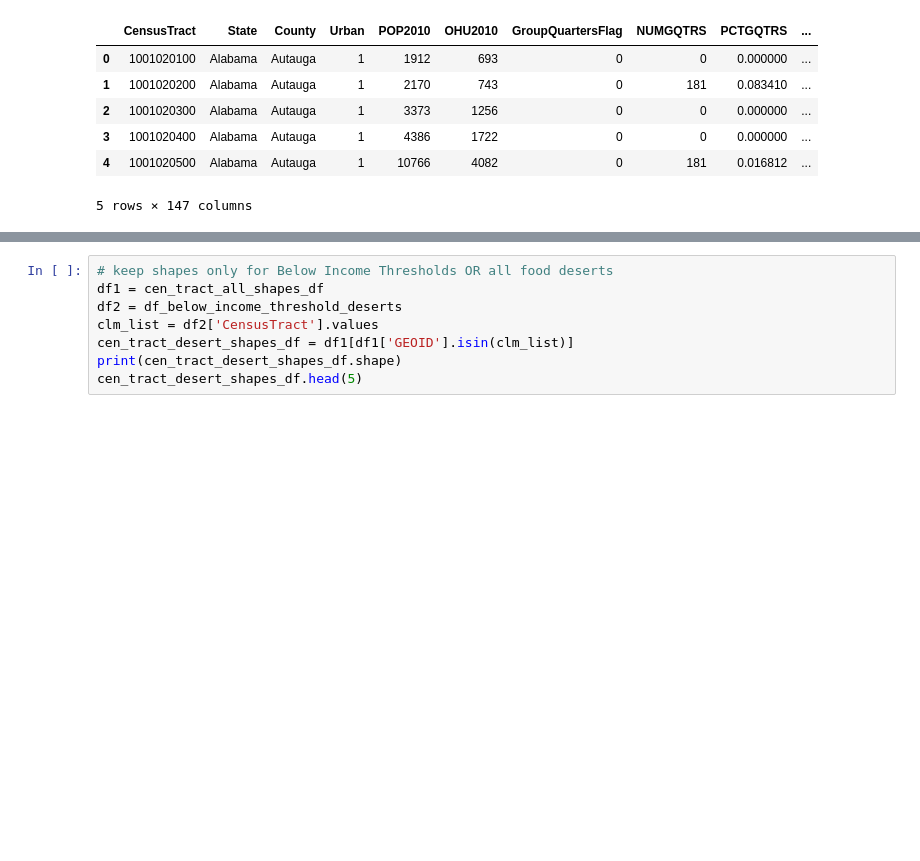
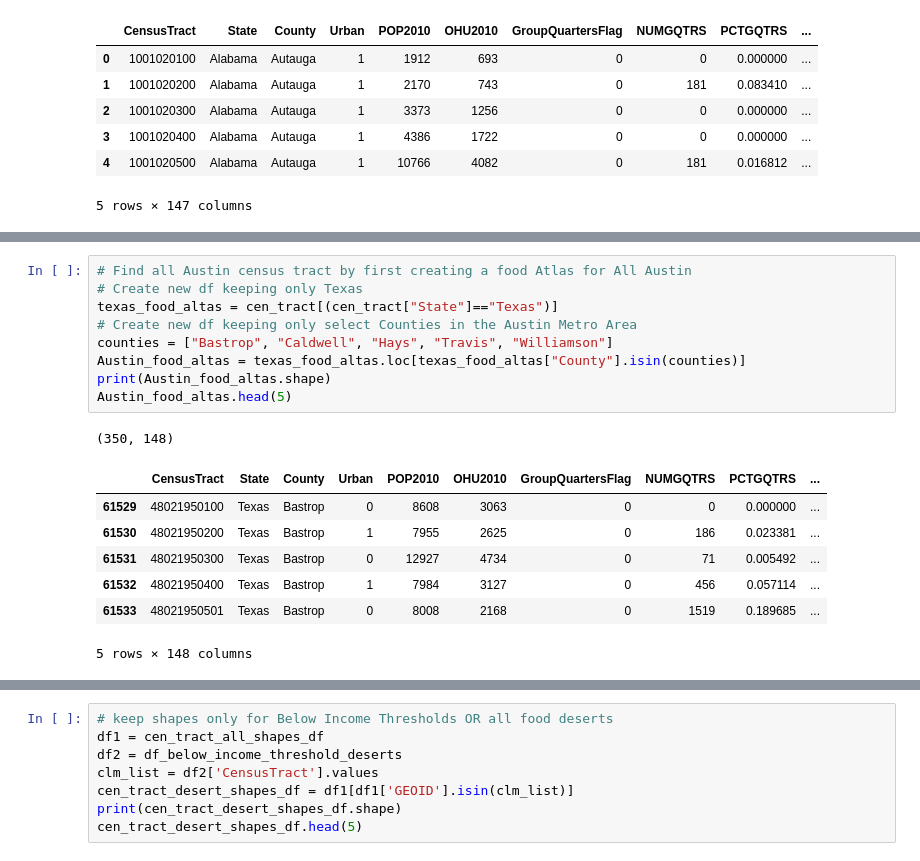
Before and after one commit to OliviaRodri/CEA_DEEP_LEARNING, a Jupyter notebook: resources/data_explore_OR.ipynb, the cells around one changed output, grey strips where cells are left out. Saved outputs shown, nothing was run; the diff lists cells and outputs as text; blank space fills up the shorter version.

```diff
--- a/resources/data_explore_OR.ipynb
+++ b/resources/data_explore_OR.ipynb
@@ -50,0 +60,18 @@ df_below_income_threshold_deserts.head(5)
+# %%
+# Find all Austin census tract by first creating a food Atlas for All Austin
+# Create new df keeping only Texas
+texas_food_altas = cen_tract[(cen_tract["State"]=="Texas")]
+# Create new df keeping only select Counties in the Austin Metro Area
+counties = ["Bastrop", "Caldwell", "Hays", "Travis", "Williamson"]
+Austin_food_altas = texas_food_altas.loc[texas_food_altas["County"].isin(counties)]
+print(Austin_food_altas.shape)
+Austin_food_altas.head(5)
+# %% [output]
+(350, 148)
+|  | CensusTract | State | County | Urban | POP2010 | OHU2010 | GroupQuartersFlag | NUMGQTRS | PCTGQTRS | ... |
+| 61529 | 48021950100 | Texas | Bastrop | 0 | 8608 | 3063 | 0 | 0 | 0.000000 | ... |
+| 61530 | 48021950200 | Texas | Bastrop | 1 | 7955 | 2625 | 0 | 186 | 0.023381 | ... |
+| 61531 | 48021950300 | Texas | Bastrop | 0 | 12927 | 4734 | 0 | 71 | 0.005492 | ... |
+| 61532 | 48021950400 | Texas | Bastrop | 1 | 7984 | 3127 | 0 | 456 | 0.057114 | ... |
+| 61533 | 48021950501 | Texas | Bastrop | 0 | 8008 | 2168 | 0 | 1519 | 0.189685 | ... |
+5 rows × 148 columns
```
Also changed, not shown: parts of 5 cells of this notebook.
